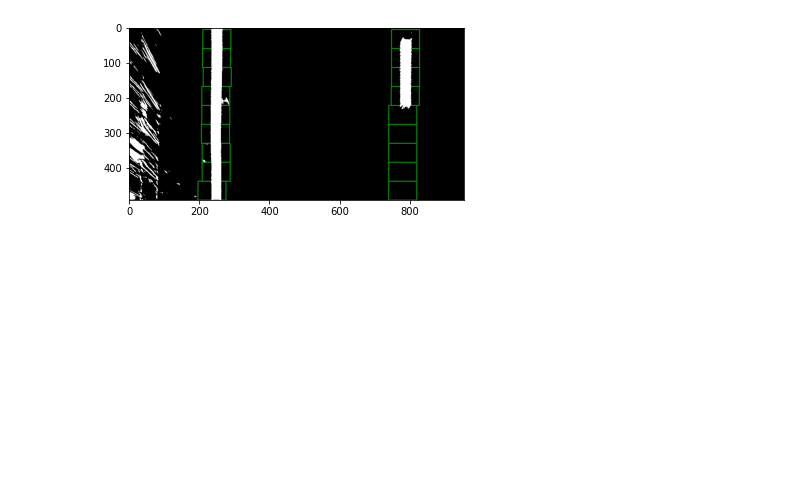
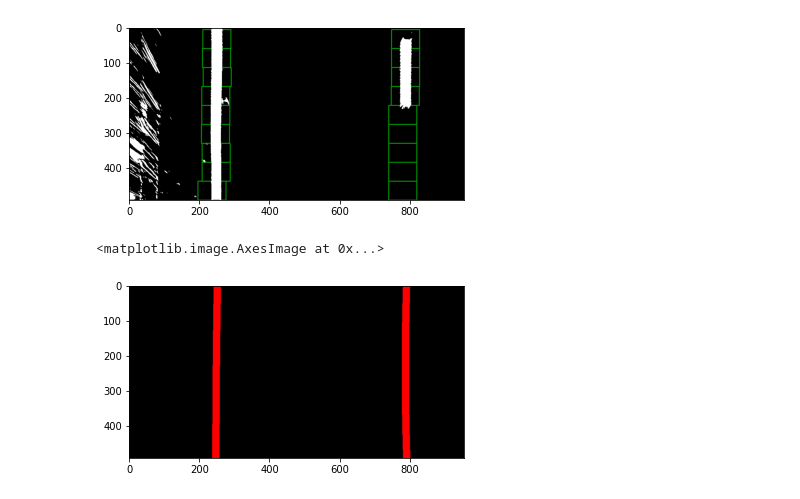
Before and after one commit to Abner0627/Advanced-Finding-Lane-Lines-on-the-Road, a Jupyter notebook: Finding_Lane_Lines_on_the_Road/main.ipynb, the cells around one changed output. Saved outputs shown, nothing was run; the diff lists cells and outputs as text; code cells hidden in the pictures; blank space fills up the shorter version.

```diff
--- a/Finding_Lane_Lines_on_the_Road/main.ipynb
+++ b/Finding_Lane_Lines_on_the_Road/main.ipynb
@@ -96,19 +96,23 @@ print(rightx_base)
 236
 780
 # %%
+#%% Window
 nwindows = 9
 margin = 40
 minpixel = 50
 
+window_height = np.int32(binary_warped.shape[0]//nwindows)
+laneLine_y = np.linspace(0, binary_warped.shape[0]-1, binary_warped.shape[0])
+laneLine_x = np.ones([4, binary_warped.shape[0]]) * -10
+
 out_img = np.dstack((binary_warped, binary_warped, binary_warped))*255
 window_img = np.zeros_like(out_img)
 line_img = np.zeros_like(out_img)
-laneLine_y = np.linspace(0, binary_warped.shape[0]-1, binary_warped.shape[0])
-laneLine_x = np.zeros([2, binary_warped.shape[0]])
+
 for n_lane in range(len(laneBase)):
-    window_height = int(binary_warped.shape[0]//nwindows)
     x_point = []
     y_point = []
+
     laneCurrent = laneBase[n_lane]
     for n_window in range(nwindows):
         x_range_L = laneCurrent - margin
@@ -118,10 +122,10 @@ for n_lane in range(len(laneBase)):
         if x_range_R >= binary_warped.shape[1]:
             x_range_R = binary_warped.shape[1] - 1
 
-        y_range_B = binary_warped.shape[0] - (n_window+1)*window_height
-        y_range_T = binary_warped.shape[0] - n_window*window_height
+        y_range_T = binary_warped.shape[0] - (n_window+1)*window_height
+        y_range_B = binary_warped.shape[0] - n_window*window_height
 
-        window = binary_warped[y_range_B:y_range_T, x_range_L:x_range_R]
+        window = binary_warped[y_range_T:y_range_B, x_range_L:x_range_R]
 
         y_Nz, x_Nz = np.nonzero(window)
         x_Nz = x_Nz + x_range_L
@@ -130,38 +134,46 @@ for n_lane in range(len(laneBase)):
         if np.count_nonzero(window) > minpixel:
             x_point.extend(x_Nz)
             y_point.extend(y_Nz)
-            laneCurrent = int(np.mean(x_Nz, axis=0))
+            laneCurrent = np.mean(x_Nz, axis=0, dtype=np.int32)
 
-        # 擬合二次曲線
-        if len(y_point) > 0:
-            fit = np.polyfit(y_point, x_point, 2)
-            # 轉換為點
-            laneLine_x[n_lane, :] = fit[0] * laneLine_y**2 + fit[1] * laneLine_y + fit[2]
+        cv2.rectangle(window_img, (x_range_L, y_range_T), (x_range_R, y_range_B), (0,255,0), 2)
+
+    # 擬合二次曲線
+    if len(y_point) > 0:
+        fit = np.polyfit(y_point, x_point, 2)
+        # 轉換為點
+        laneLine_x[n_lane, :] = fit[0] * laneLine_y**2 + fit[1] * laneLine_y + fit[2]
 
 #====================
-        cv2.rectangle(window_img, (x_range_L, y_range_B), (x_range_R, y_range_T), (0,255,0), 2)
 img_add = cv2.addWeighted(window_img, 0.6, out_img, 1, 0)
 plt.imshow(img_add)
 # %% [output]
 <matplotlib.image.AxesImage at 0x...>
 [figure]
 # %%
-width = 7
-threshold = 60
+#%% Line
+width = 10
+threshold = 100
 for line_x in laneLine_x:
     if np.abs(line_x[-1]-line_x[0]) > threshold:
         continue
     if np.abs(line_x[-1] - line_x[len(line_x)//2]) > threshold:
         continue
     if np.abs(line_x[0] - line_x[len(line_x)//2]) > threshold:
         continue
 
     # 線段左邊界
     lineWindow1 = np.expand_dims(np.vstack([line_x - width, laneLine_y]).T, axis=0)
     # 線段右邊界
     lineWindow2 = np.expand_dims(np.flipud(np.vstack([line_x + width, laneLine_y]).T), axis=0)
     linePts = np.hstack((lineWindow1, lineWindow2))
 
     # 使用 openCV 填上曲線間區域
-    cv2.fillPoly(line_img, np.int32([linePts]), (0, 0, 255))
+    cv2.fillPoly(line_img, np.int32([linePts]), (255,0,0))
+
+#====================
+plt.imshow(line_img)
+# %% [output]
+<matplotlib.image.AxesImage at 0x...>
+[figure, added]
 # %%
```
Also changed, not shown: parts of 1 cell of this notebook, 1 other file.
